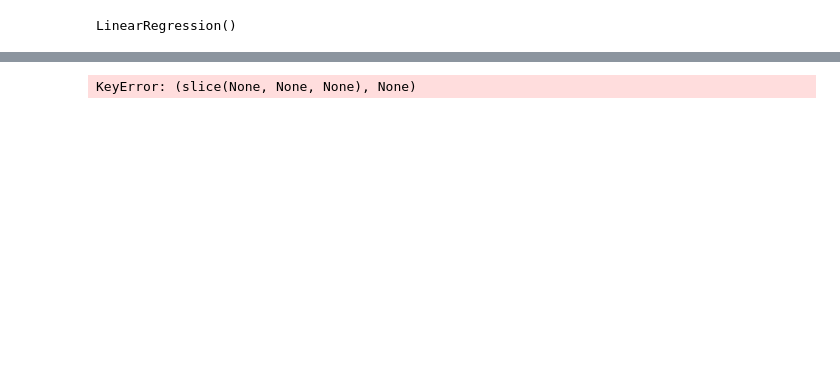
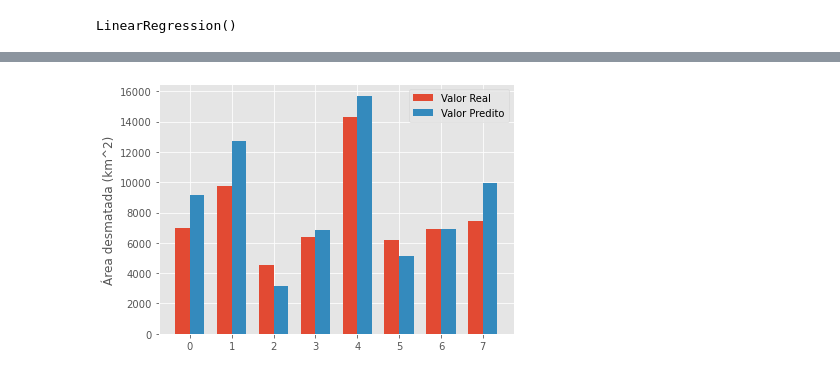
Before and after one commit to malheir0s/IA-Project, a Jupyter notebook: amazonia.ipynb, the cells around one changed output, grey strips where cells are left out. Cells and saved outputs as stored; diff of their text form; code cells hidden in the pictures; blank space fills up the shorter version.

```diff
--- a/amazonia.ipynb
+++ b/amazonia.ipynb
@@ -77,22 +73,23 @@ print(y_test.values)
-# %%
-import matplotlib.pyplot as plt
-
-%matplotlib inline
-
-prever = pd.DataFrame(pred[0:4])
-
-y_test2= pd.DataFrame(y_test.values[0:4])
-
-plt.style.use("ggplot")
-plt.figure(figsize=(12,8))
-plt.xlabel('..')
-plt.ylabel('Desmatamento na Amazonia em km^2')
-plt.title('Valores reais vs preditos')
-
-plt.plot(y_test2.index,prever)
-plt.plot(y_test2.index,y_test2)
-
-plt.legend(['Predições','Valores Reais'])
-plt.show()
-# %% [output]
-KeyError: (slice(None, None, None), None)
+# %%
+import matplotlib.pyplot as plt
+
+%matplotlib inline
+
+x = np.arange(len(pred))
+width = 0.35
+
+fig, ax = plt.subplots()
+rects1 = ax.bar(x - width/2, y_test.values, width, label='Valor Real')
+rects2 = ax.bar(x + width/2, pred, width, label='Valor Predito')
+
+ax.set_ylabel('Área desmatada (km^2)')
+ax.set_xticks(x)
+ax.legend()
+
+
+
+fig.tight_layout()
+
+plt.show()
+# %% [output]
+[figure, added]
```
Also changed, not shown: parts of 6 cells of this notebook.
